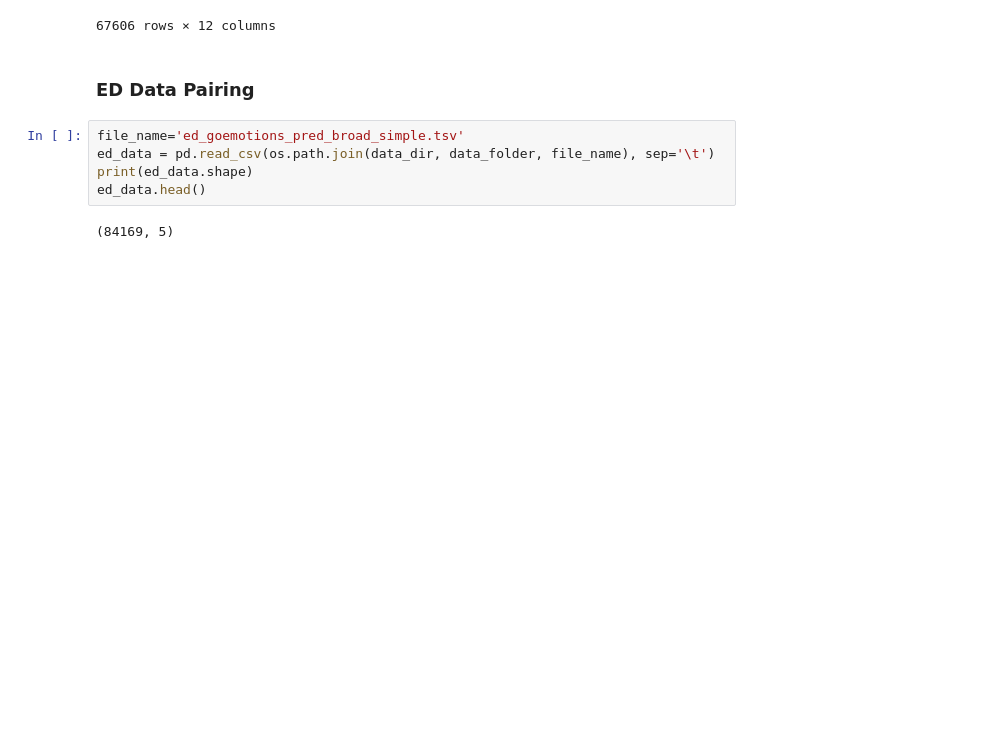
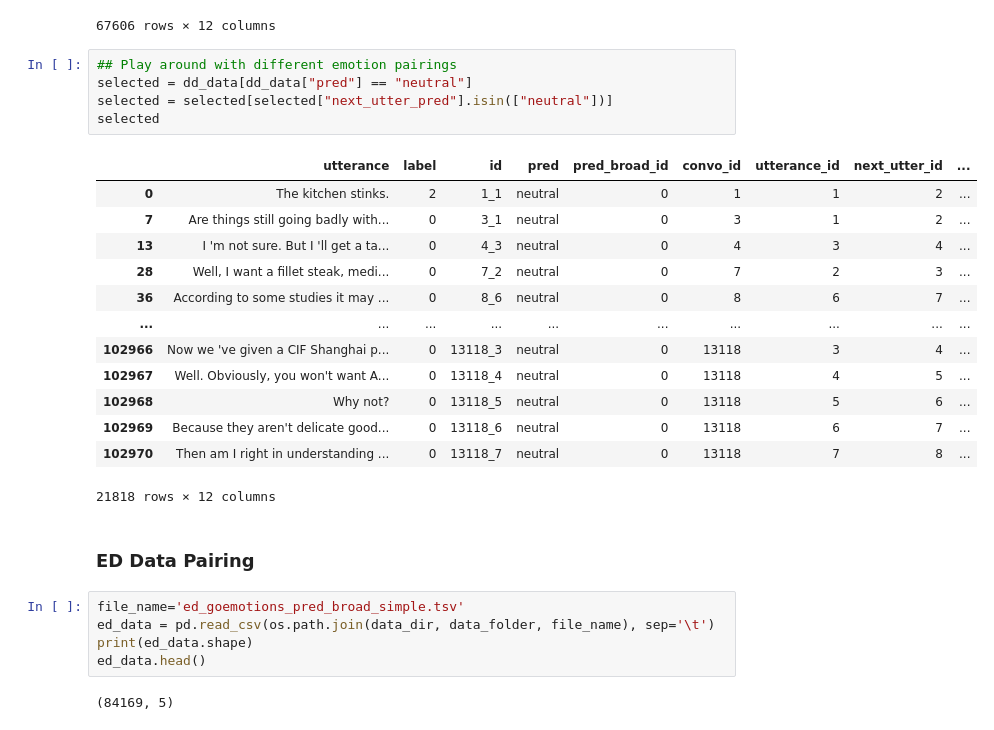
Before and after one commit to evelynyou/w266_project, a Jupyter notebook: exploration_emotion_pairing.ipynb, the cells around one changed output. Drawn from its saved outputs; the diff is of its cells as text; blank space fills up the shorter version.

```diff
--- a/exploration_emotion_pairing.ipynb
+++ b/exploration_emotion_pairing.ipynb
@@ -233,6 +233,25 @@ selected
 | 102975 | Are you going to make an offer to... | 0 | 13118_12 | curiosity | 6 | 13118 | 12 | 13 | ... |
 | 102976 | Yes. My customer is in urgent nee... | 0 | 13118_13 | neutral | 0 | 13118 | 13 | 14 | ... |
 67606 rows × 12 columns
+# %%
+## Play around with different emotion pairings
+selected = dd_data[dd_data["pred"] == "neutral"]
+selected = selected[selected["next_utter_pred"].isin(["neutral"])]
+selected
+# %% [output]
+|  | utterance | label | id | pred | pred_broad_id | convo_id | utterance_id | next_utter_id | ... |
+| 0 | The kitchen stinks. | 2 | 1_1 | neutral | 0 | 1 | 1 | 2 | ... |
+| 7 | Are things still going badly with... | 0 | 3_1 | neutral | 0 | 3 | 1 | 2 | ... |
+| 13 | I 'm not sure. But I 'll get a ta... | 0 | 4_3 | neutral | 0 | 4 | 3 | 4 | ... |
+| 28 | Well, I want a fillet steak, medi... | 0 | 7_2 | neutral | 0 | 7 | 2 | 3 | ... |
+| 36 | According to some studies it may ... | 0 | 8_6 | neutral | 0 | 8 | 6 | 7 | ... |
+| ... | ... | ... | ... | ... | ... | ... | ... | ... | ... |
+| 102966 | Now we 've given a CIF Shanghai p... | 0 | 13118_3 | neutral | 0 | 13118 | 3 | 4 | ... |
+| 102967 | Well. Obviously, you won't want A... | 0 | 13118_4 | neutral | 0 | 13118 | 4 | 5 | ... |
+| 102968 | Why not? | 0 | 13118_5 | neutral | 0 | 13118 | 5 | 6 | ... |
+| 102969 | Because they aren't delicate good... | 0 | 13118_6 | neutral | 0 | 13118 | 6 | 7 | ... |
+| 102970 | Then am I right in understanding ... | 0 | 13118_7 | neutral | 0 | 13118 | 7 | 8 | ... |
+21818 rows × 12 columns
 # %% [markdown]
 ### ED Data Pairing
 # %%
```
Also changed, not shown: parts of 13 cells of this notebook, 2 other files.
